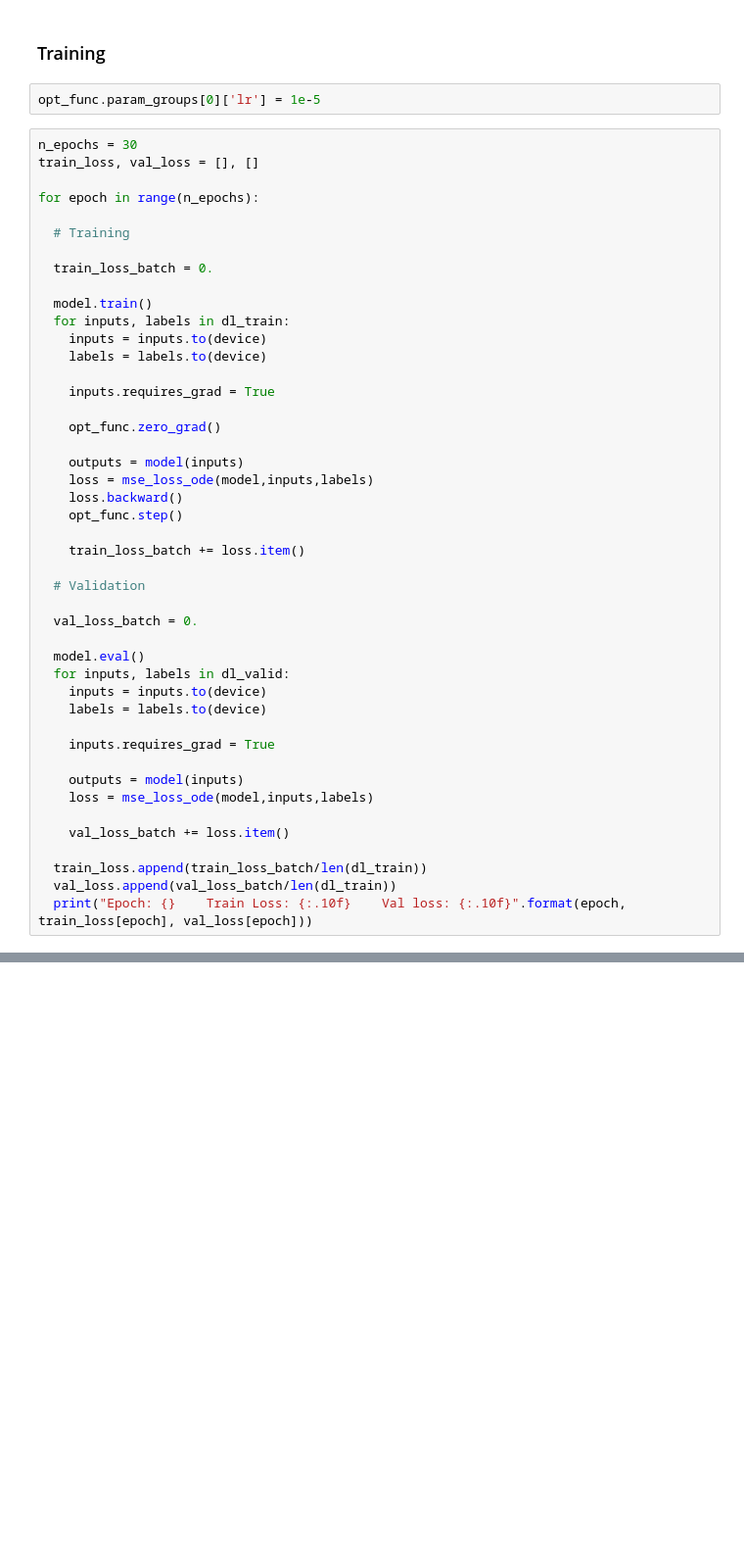
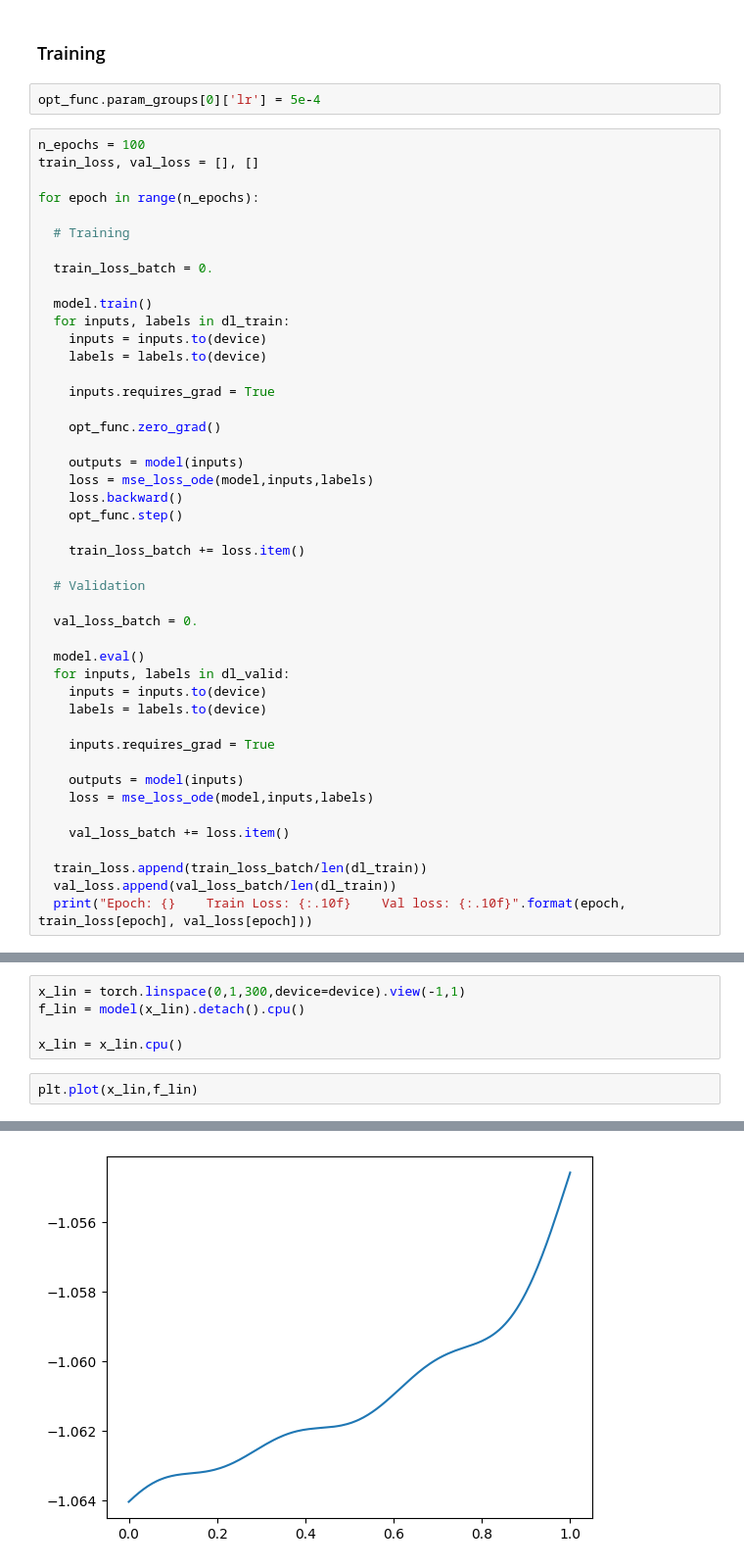
Before and after one commit to JorgeFMDelgado/PINNs, a Jupyter notebook: QBalls_PINNs.ipynb, the cells around one changed output, grey strips where cells are left out. Shown at 98% size. Drawn from its saved outputs; the diff is of its cells as text; blank space fills up the shorter version.

```diff
--- a/QBalls_PINNs.ipynb
+++ b/QBalls_PINNs.ipynb
@@ -174,9 +174,9 @@ plt.show()
 # %% [markdown]
 ### Training
 # %%
-opt_func.param_groups[0]['lr'] = 1e-5
+opt_func.param_groups[0]['lr'] = 5e-4
 # %%
-n_epochs = 30
+n_epochs = 100
 train_loss, val_loss = [], []
 
 for epoch in range(n_epochs):
@@ -258,0 +253,8 @@ tensor(-3.2491, device='mps:0', grad_fn=<MeanBackward0>)
+# %%
+x_lin = torch.linspace(0,1,300,device=device).view(-1,1)
+f_lin = model(x_lin).detach().cpu()
+
+x_lin = x_lin.cpu()
+# %%
+plt.plot(x_lin,f_lin)
+# %% [output]
@@ -258,0 +262 @@ tensor(-3.2491, device='mps:0', grad_fn=<MeanBackward0>)
+[figure, added]
```
Also changed, not shown: parts of 10 cells of this notebook.
